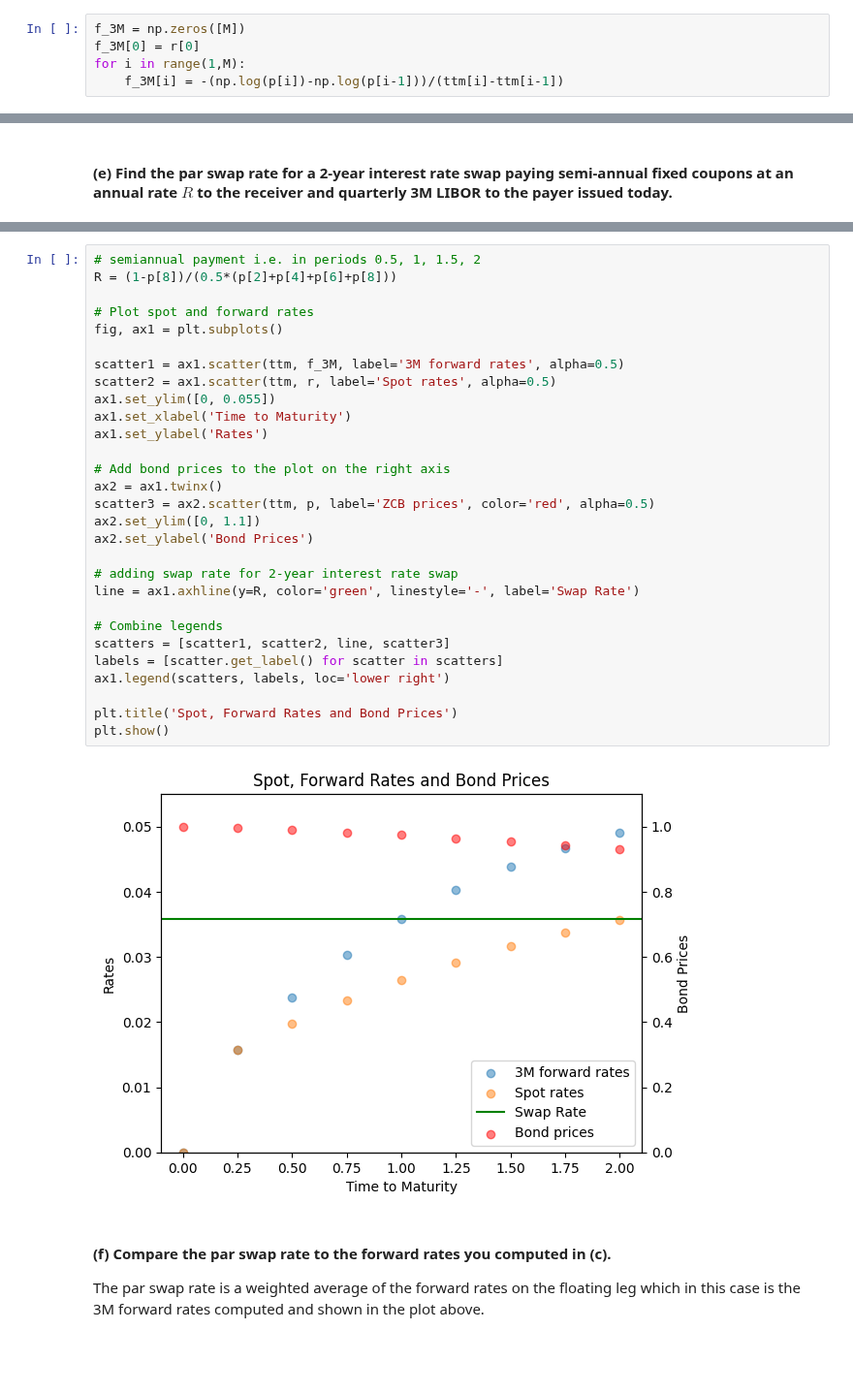
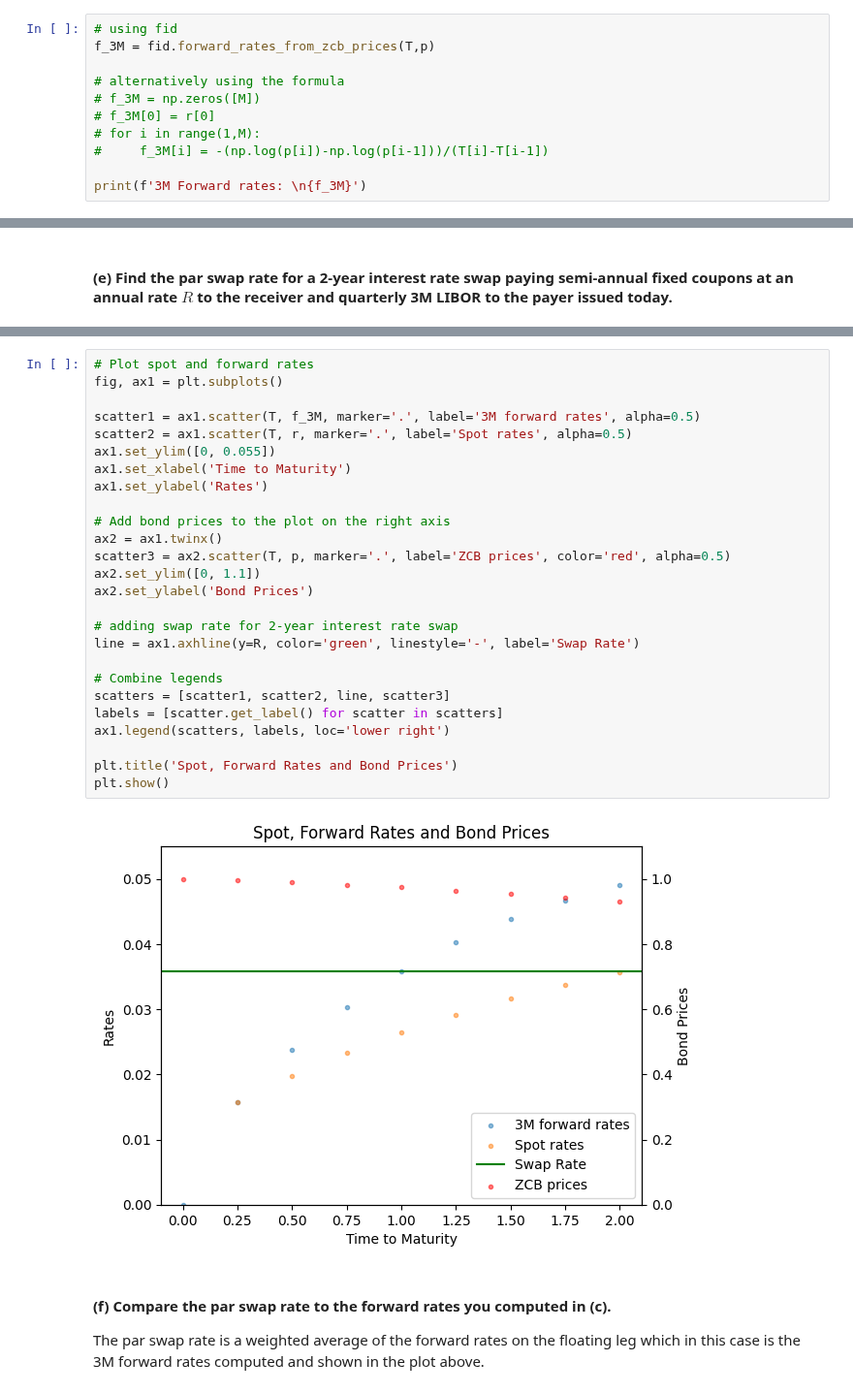
Before and after one commit to johanoelgaard/FixedIncome, a Jupyter notebook: Problem Set 1/ps1.ipynb, the cells around one changed output, grey strips where cells are left out. Shown at 97% size. Drawn from its saved outputs; the diff is of its cells as text; blank space fills up the shorter version.

```diff
--- a/Problem Set 1/ps1.ipynb
+++ b/Problem Set 1/ps1.ipynb
@@ -161,7 +181,13 @@ The spot rates are:  [0.         0.01567087 0.01970465 0.02326445 0.02640596 0.0
 # %% [markdown]
 #### (c) Find 3M forward rates and plot these in the diagram from (b).
 # %%
-f_3M = np.zeros([M])
-f_3M[0] = r[0]
-for i in range(1,M):
-    f_3M[i] = -(np.log(p[i])-np.log(p[i-1]))/(ttm[i]-ttm[i-1])
+# using fid
+f_3M = fid.forward_rates_from_zcb_prices(T,p)
+
+# alternatively using the formula
+# f_3M = np.zeros([M])
+# f_3M[0] = r[0]
+# for i in range(1,M):
+#     f_3M[i] = -(np.log(p[i])-np.log(p[i-1]))/(T[i]-T[i-1])
+
+print(f'3M Forward rates: \n{f_3M}')
@@ -205,34 +242,31 @@ pi_float = K*p[0]
 # %%
-# semiannual payment i.e. in periods 0.5, 1, 1.5, 2
-R = (1-p[8])/(0.5*(p[2]+p[4]+p[6]+p[8]))
-
 # Plot spot and forward rates
 fig, ax1 = plt.subplots()
 
-scatter1 = ax1.scatter(ttm, f_3M, label='3M forward rates', alpha=0.5)
-scatter2 = ax1.scatter(ttm, r, label='Spot rates', alpha=0.5)
+scatter1 = ax1.scatter(T, f_3M, marker='.', label='3M forward rates', alpha=0.5)
+scatter2 = ax1.scatter(T, r, marker='.', label='Spot rates', alpha=0.5)
 ax1.set_ylim([0, 0.055])
 ax1.set_xlabel('Time to Maturity')
 ax1.set_ylabel('Rates')
 
 # Add bond prices to the plot on the right axis
 ax2 = ax1.twinx()
-scatter3 = ax2.scatter(ttm, p, label='ZCB prices', color='red', alpha=0.5)
+scatter3 = ax2.scatter(T, p, marker='.', label='ZCB prices', color='red', alpha=0.5)
 ax2.set_ylim([0, 1.1])
 ax2.set_ylabel('Bond Prices')
 
 # adding swap rate for 2-year interest rate swap
 line = ax1.axhline(y=R, color='green', linestyle='-', label='Swap Rate')
 
 # Combine legends
 scatters = [scatter1, scatter2, line, scatter3]
 labels = [scatter.get_label() for scatter in scatters]
 ax1.legend(scatters, labels, loc='lower right')
 
 plt.title('Spot, Forward Rates and Bond Prices')
 plt.show()
 # %% [output]
-[figure, old version]
+[figure, new version]
 # %% [markdown]
 #### (f) Compare the par swap rate to the forward rates you computed in (c).
 The par swap rate is a weighted average of the forward rates on the floating leg which in this case is the 3M forward rates computed and shown in the plot above.
```
Also changed, not shown: parts of 14 cells of this notebook, 4 other files.
